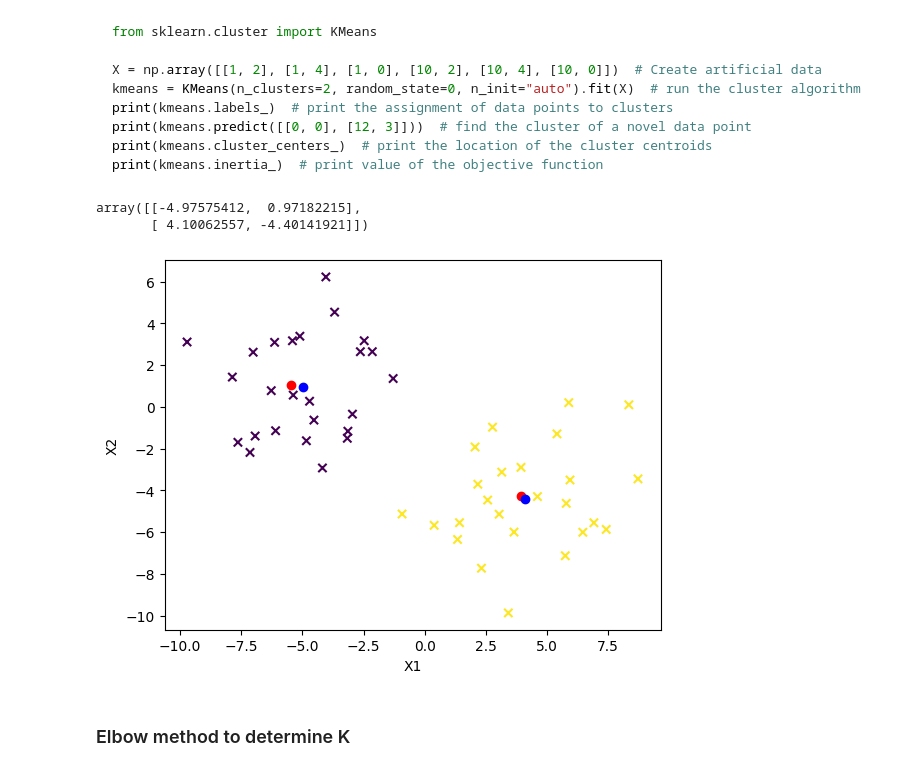
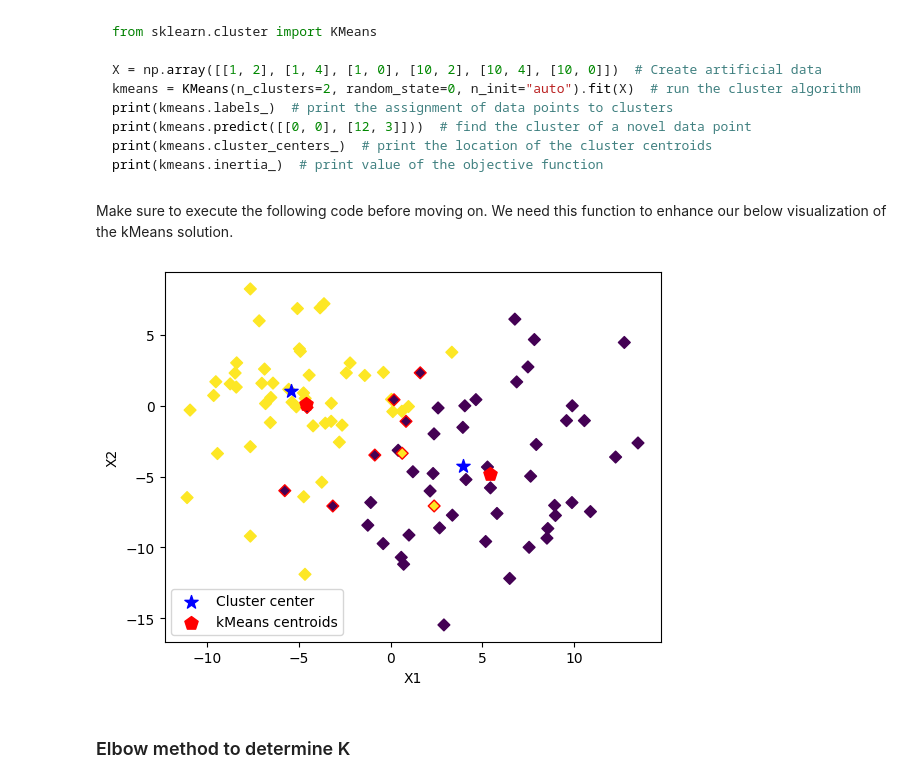
Before and after one commit to Humboldt-WI/IPML, a Jupyter notebook: tutorial_notebooks/t5_clustering_solution.ipynb, the cells around one changed output. Drawn from its saved outputs; the diff is of its cells as text; code cells hidden in the pictures.

```diff
--- a/tutorial_notebooks/t5_clustering_solutions.ipynb
+++ b/tutorial_notebooks/t5_clustering_solution.ipynb
@@ -103,15 +99,0 @@ kmeans = KMeans(n_clusters=2, random_state=0, n_init="auto").fit(X)
-# %%
-kmeans.cluster_centers_
-# %% [output]
-array([[-4.97575412,  0.97182215],
-       [ 4.10062557, -4.40141921]])
-# %%
-# Plot the data
-plt.scatter(x=X[:,0], y=X[:,1], c=kmeans.labels_, marker='x')
-plt.scatter(x=centers[:,0], y=centers[:,1], c='red')
-plt.scatter(x=kmeans.cluster_centers_[:,0], y=kmeans.cluster_centers_[:,1], c='blue')
-plt.xlabel('X1')
-plt.ylabel('X2')
-plt.show()
-# %% [output]
-[figure, removed]
@@ -118,3 +105,49 @@ plt.show()
+# %% [markdown]
+Make sure to execute the following code before moving on. We need this function to enhance our below visualization of the kMeans solution.
+# %%
+from sklearn.metrics import confusion_matrix
+def relabel_clusters(y_true, y_pred):
+    ''' The way in which make_blobs() labels clusters is arbitrary.
+    Likewise, kMeans labels clusters in arbitrary order. Thus, it can
+    happen that the index of clusters will differ between the kMeans
+    solutions and the true cluster assignment based on make_blobs().
+    To overcome this problem, this helper function checks whether the
+    kMeans cluster assignment seems plausible and reverts it otherwise.
+
+    Input: y_true - true cluster menbership of a data point.
+                    This should be an output of make_blobs.
+
+           y_pred - estimated cluster membership. This should be
+                    the output of kMeans clustering.
+    '''
+    cm = confusion_matrix(y_true, y_pred)  # create a cross-table of true and predicted cluster assignments
+    if np.sum(np.diag(cm)) < np.sum(cm) / 2:  # check if the sum of the diagonal elements is less than half of the total sum of the matrix
+        y_pred = 1 - y_pred
+    return y_pred
+# %%
+# define an index for the data points that were put into the right cluster
+idx = cluster_assignment == relabel_clusters(cluster_assignment, kmeans.labels_)  # the helper function relabel_clusters ensures the numbering of clusters in make_blobs and kMeans is the same
+
+# plot the data points that were clustered correctly
+plt.scatter(X[idx, 0],  X[idx, 1],  c=cluster_assignment[idx] , marker='D')
+
+# next plot the data points that kMeans put into a wrong cluster and
+# highlight by a red border
+plt.scatter(X[~idx, 0], X[~idx, 1], c=cluster_assignment[~idx], marker='D', edgecolor='red', linewidths=1)
+
+# plot the true cluster centers
+plt.scatter(x=centers[:,0], y=centers[:,1], c='blue', marker='*', s=100, label='Cluster center')
+
+# plot the kMeans centroids
+plt.scatter(x=kmeans.cluster_centers_[:,0], y=kmeans.cluster_centers_[:,1], c='red', marker='p', s=100, label='kMeans centroids')
+
+# configure the plot
+plt.xlabel('X1')
+plt.ylabel('X2')
+plt.legend(loc='best')
+plt.show()
+# %% [output]
+[figure, added]
 # %% [markdown]
 ### Elbow method to determine K
 # %% [markdown]
```
Also changed, not shown: parts of 16 cells of this notebook, 1 other file.
